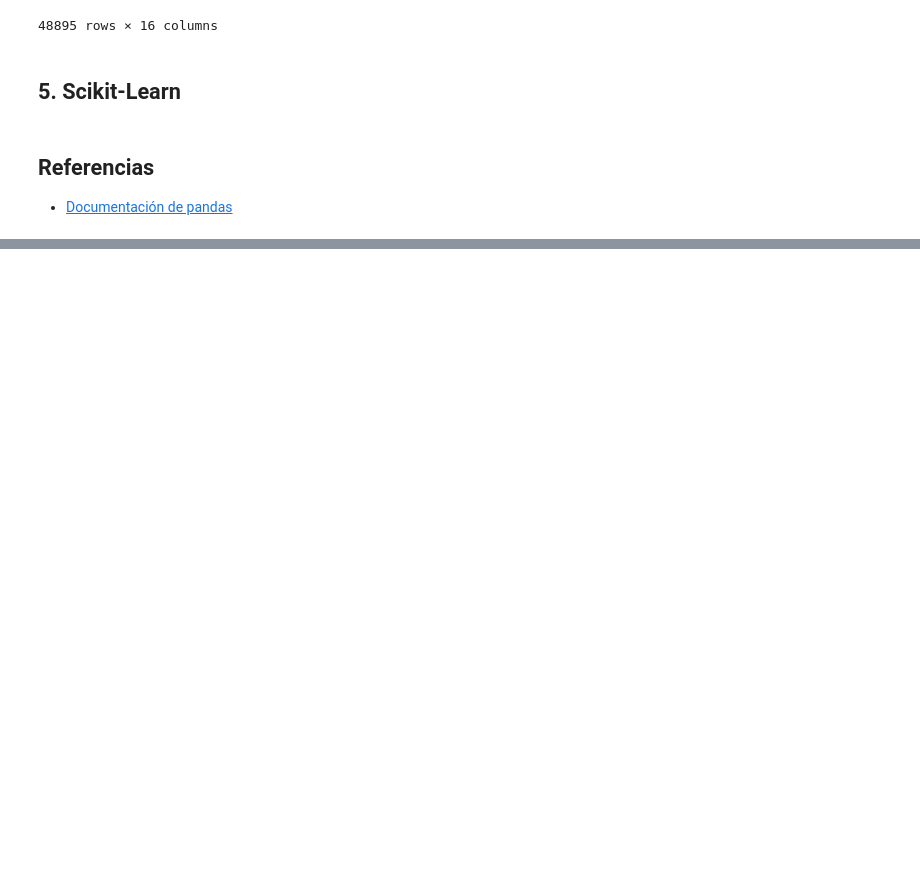
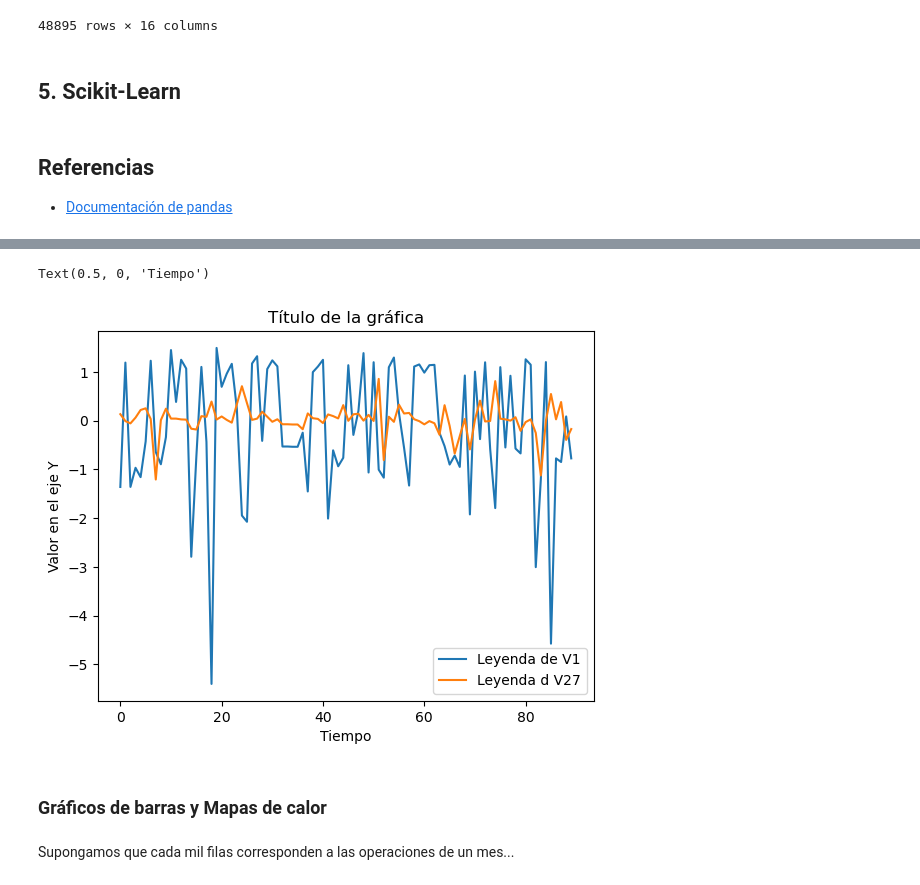
Before and after one commit to Jose-MPM/Notes, a Jupyter notebook: Courses/AppliedMachineLearningPython/My_Python_Notes.ipynb, the cells around one changed output, grey strips where cells are left out. Saved outputs shown, nothing was run; the diff lists cells and outputs as text; code cells hidden in the pictures; blank space fills up the shorter version.

```diff
--- a/Courses/AppliedMachineLearningPython/My_Python_Notes.ipynb
+++ b/Courses/AppliedMachineLearningPython/My_Python_Notes.ipynb
@@ -1066,0 +1155,20 @@ airbnb
+# %%
+# Título del gráfico
+plt.title("Título de la gráfica")
+
+# Gráfico de línea para la columna V1, modificando su leyenda
+sns.lineplot(data=df['V1'][:90], label="Leyenda de V1")
+
+# Gráfico de línea para la columna V27 modificando su leyenda
+sns.lineplot(data=df['V27'][:90], label="Leyenda d V27")
+
+# Etiqueta para el eje Y
+plt.ylabel("Valor en el eje Y")
+
+# Etiqueta para el eje X
+plt.xlabel("Tiempo")  # Observa que el dataframe está ordenado respecto al tiempo (no se sabe la unidad de tiempo por la anonimización de datos)
+# %% [output]
+Text(0.5, 0, 'Tiempo')
+[figure, added]
+# %% [markdown]
+### Gráficos de barras y Mapas de calor
@@ -1066,0 +1180,2 @@ airbnb
+# %% [markdown]
+Supongamos que cada mil filas corresponden a las operaciones de un mes...
```
Also changed, not shown: parts of 47 cells of this notebook, 13 other files.
